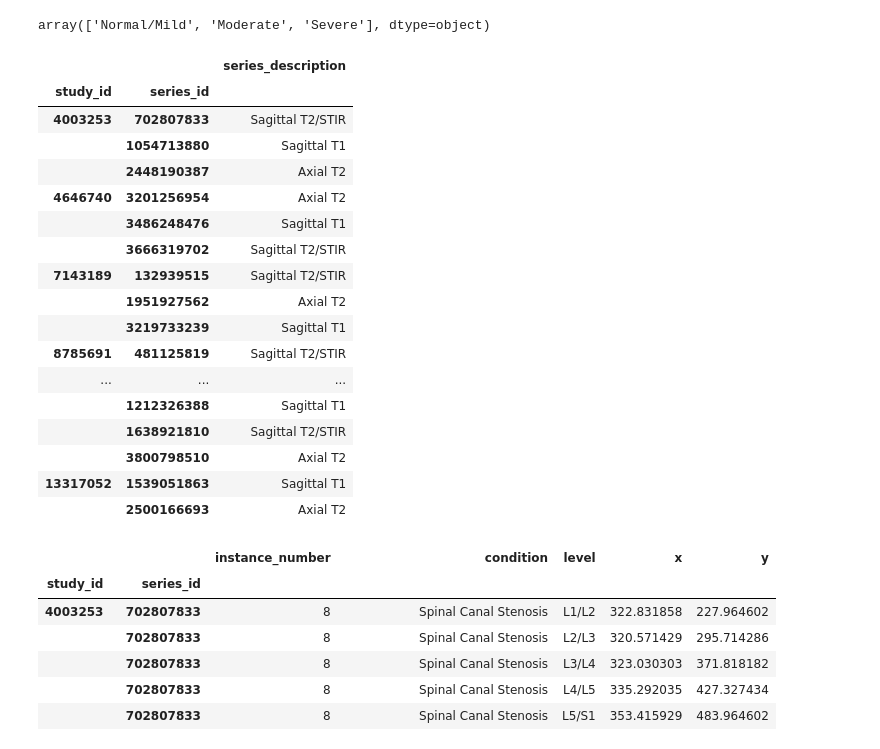
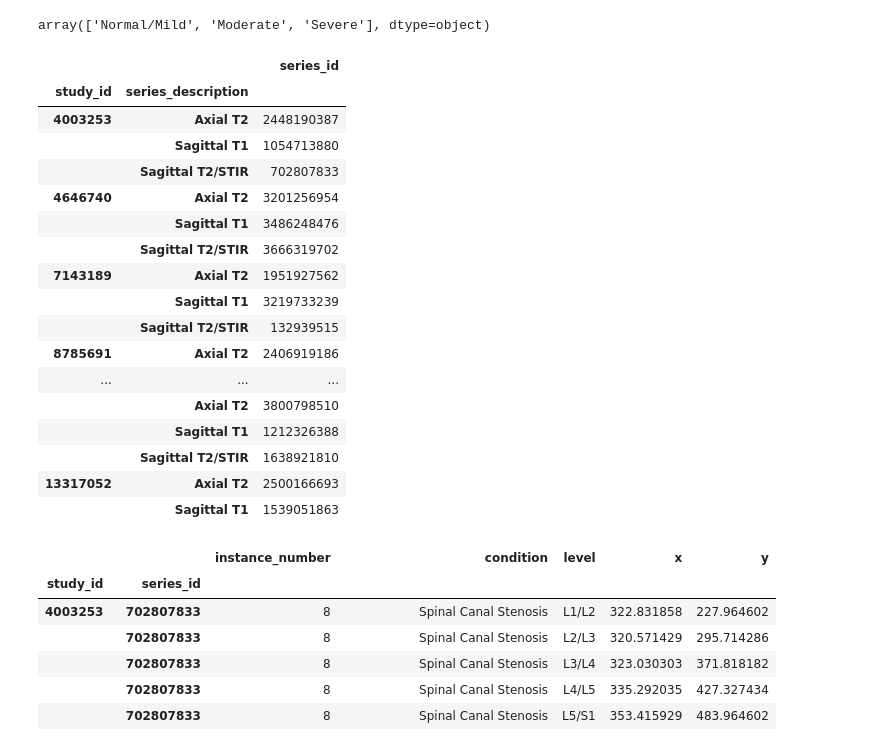
Before and after one commit to m5k5/RSNA2024, a Jupyter notebook: dataSampling.ipynb, the cells around one changed output. Cells and saved outputs as stored; diff of their text form; code cells hidden in the pictures.

```diff
--- a/dataSampling.ipynb
+++ b/dataSampling.ipynb
@@ -51,28 +51,29 @@ pd.unique(df["spinal_canal_stenosis_l1_l2"])
 array(['Normal/Mild', 'Moderate', 'Severe'], dtype=object)
 # %%
 dfDescr = pd.read_csv(os.path.join(DATA_PATH, "train_series_descriptions.csv"))
-dfDescr.set_index(["study_id", "series_id"], inplace=True)
 uniqueSeriesDescr = dfDescr["series_description"].unique()
+dfDescr.set_index(["study_id", "series_description"], inplace=True)
+dfDescr.sort_index(inplace=True)
 dfDescr.head(25)
 # %% [output]
-|  |  | series_description |
-| study_id | series_id |  |
-| 4003253 | 702807833 | Sagittal T2/STIR |
-|  | 1054713880 | Sagittal T1 |
-|  | 2448190387 | Axial T2 |
-| 4646740 | 3201256954 | Axial T2 |
-|  | 3486248476 | Sagittal T1 |
-|  | 3666319702 | Sagittal T2/STIR |
-| 7143189 | 132939515 | Sagittal T2/STIR |
-|  | 1951927562 | Axial T2 |
-|  | 3219733239 | Sagittal T1 |
-| 8785691 | 481125819 | Sagittal T2/STIR |
+|  |  | series_id |
+| study_id | series_description |  |
+| 4003253 | Axial T2 | 2448190387 |
+|  | Sagittal T1 | 1054713880 |
+|  | Sagittal T2/STIR | 702807833 |
+| 4646740 | Axial T2 | 3201256954 |
+|  | Sagittal T1 | 3486248476 |
+|  | Sagittal T2/STIR | 3666319702 |
+| 7143189 | Axial T2 | 1951927562 |
+|  | Sagittal T1 | 3219733239 |
+|  | Sagittal T2/STIR | 132939515 |
+| 8785691 | Axial T2 | 2406919186 |
 | ... | ... | ... |
-|  | 1212326388 | Sagittal T1 |
-|  | 1638921810 | Sagittal T2/STIR |
-|  | 3800798510 | Axial T2 |
-| 13317052 | 1539051863 | Sagittal T1 |
-|  | 2500166693 | Axial T2 |
+|  | Axial T2 | 3800798510 |
+|  | Sagittal T1 | 1212326388 |
+|  | Sagittal T2/STIR | 1638921810 |
+| 13317052 | Axial T2 | 2500166693 |
+|  | Sagittal T1 | 1539051863 |
 # %%
 dfCoord = pd.read_csv(os.path.join(DATA_PATH, "train_label_coordinates.csv"))
 dfCoord.set_index(["study_id", "series_id"], inplace=True)
```
Also changed, not shown: parts of 15 cells of this notebook, 1 other file.
